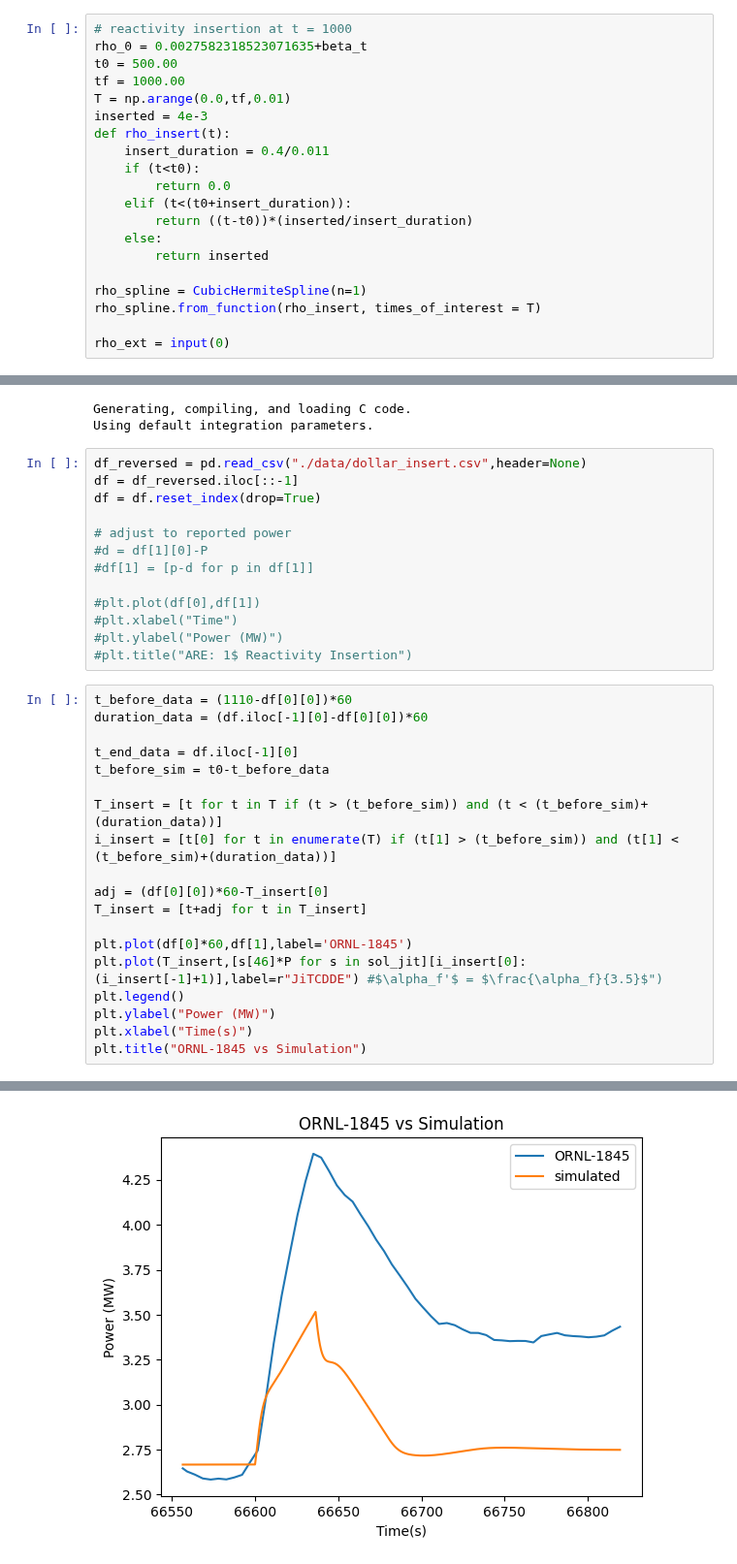
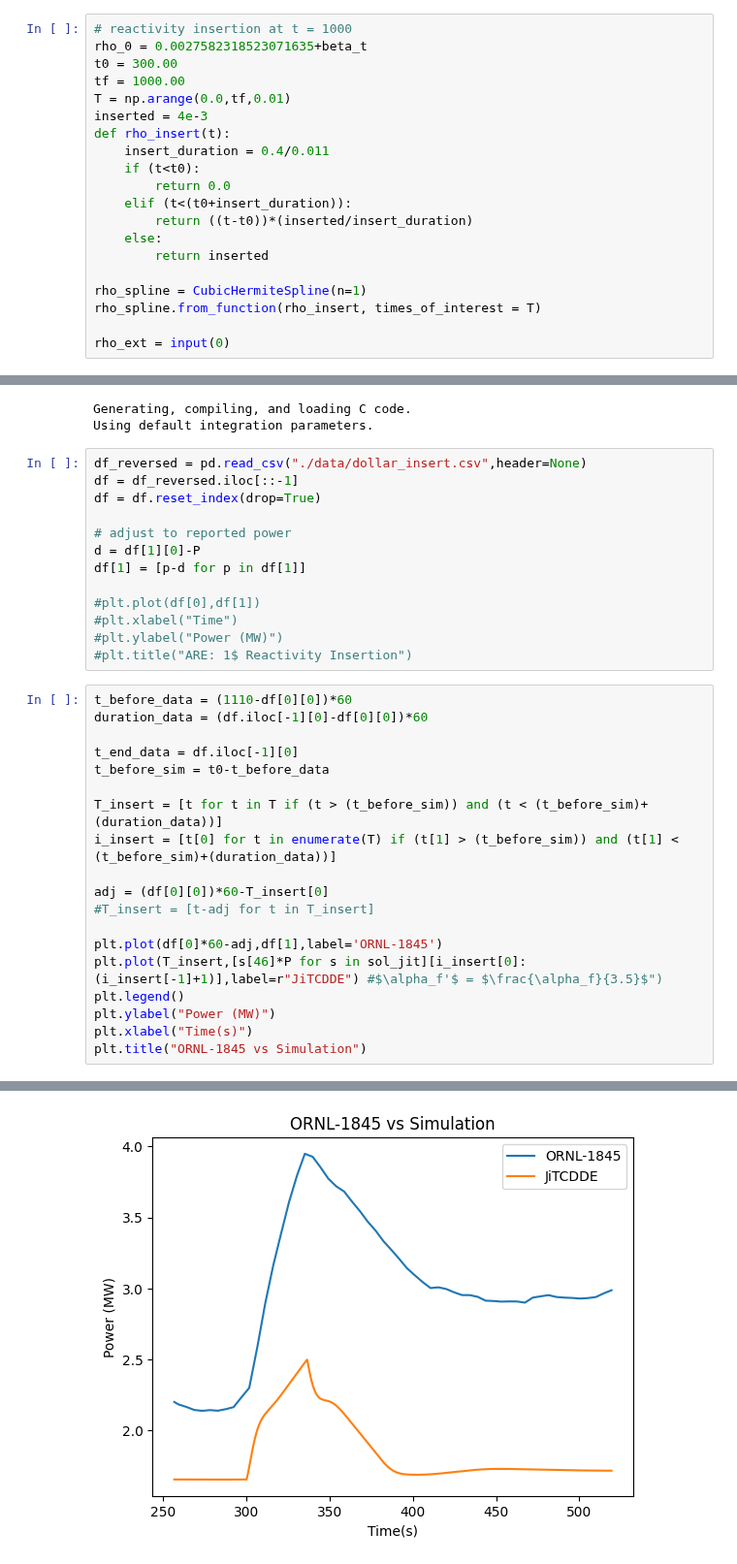
Before and after one commit to LukeLabrie/msc_eng_thesis, a Jupyter notebook: are/model_insert.ipynb, the cells around one changed output, grey strips where cells are left out. Shown at 97% size. Drawn from its saved outputs; the diff is of its cells as text.

```diff
--- a/are/model_insert.ipynb
+++ b/are/model_insert.ipynb
@@ -161,7 +161,7 @@ T_hhwc2_w2 = dT_bulkFlow(W_hhwc_w, m_w_hxhwc/2, hx_hwc2_w1(), hx_hwc2_w2()) + F*
 # %%
 # reactivity insertion at t = 1000
 rho_0 = 0.0027582318523071635+beta_t
-t0 = 500.00
+t0 = 300.00
 tf = 1000.00
 T = np.arange(0.0,tf,0.01)
 inserted = 4e-3
@@ -241,8 +241,8 @@ df = df_reversed.iloc[::-1]
 df = df.reset_index(drop=True)
 
 # adjust to reported power
-#d = df[1][0]-P
-#df[1] = [p-d for p in df[1]]
+d = df[1][0]-P
+df[1] = [p-d for p in df[1]]
 
 #plt.plot(df[0],df[1])
 #plt.xlabel("Time")
@@ -251,22 +251,22 @@ df = df.reset_index(drop=True)
 # %%
 t_before_data = (1110-df[0][0])*60
 duration_data = (df.iloc[-1][0]-df[0][0])*60
 
 t_end_data = df.iloc[-1][0]
 t_before_sim = t0-t_before_data
 
 T_insert = [t for t in T if (t > (t_before_sim)) and (t < (t_before_sim)+(duration_data))]
 i_insert = [t[0] for t in enumerate(T) if (t[1] > (t_before_sim)) and (t[1] < (t_before_sim)+(duration_data))]
 
 adj = (df[0][0])*60-T_insert[0]
-T_insert = [t+adj for t in T_insert]
+#T_insert = [t-adj for t in T_insert]
 
-plt.plot(df[0]*60,df[1],label='ORNL-1845')
+plt.plot(df[0]*60-adj,df[1],label='ORNL-1845')
 plt.plot(T_insert,[s[46]*P for s in sol_jit][i_insert[0]:(i_insert[-1]+1)],label=r"JiTCDDE") #$\alpha_f'$ = $\frac{\alpha_f}{3.5}$")
 plt.legend()
 plt.ylabel("Power (MW)")
 plt.xlabel("Time(s)")
 plt.title("ORNL-1845 vs Simulation")
 # %% [output]
 Text(0.5, 1.0, 'ORNL-1845 vs Simulation')
-[figure, old version]
+[figure, new version]
```
Also changed, not shown: parts of 7 cells of this notebook, 8 other files.
